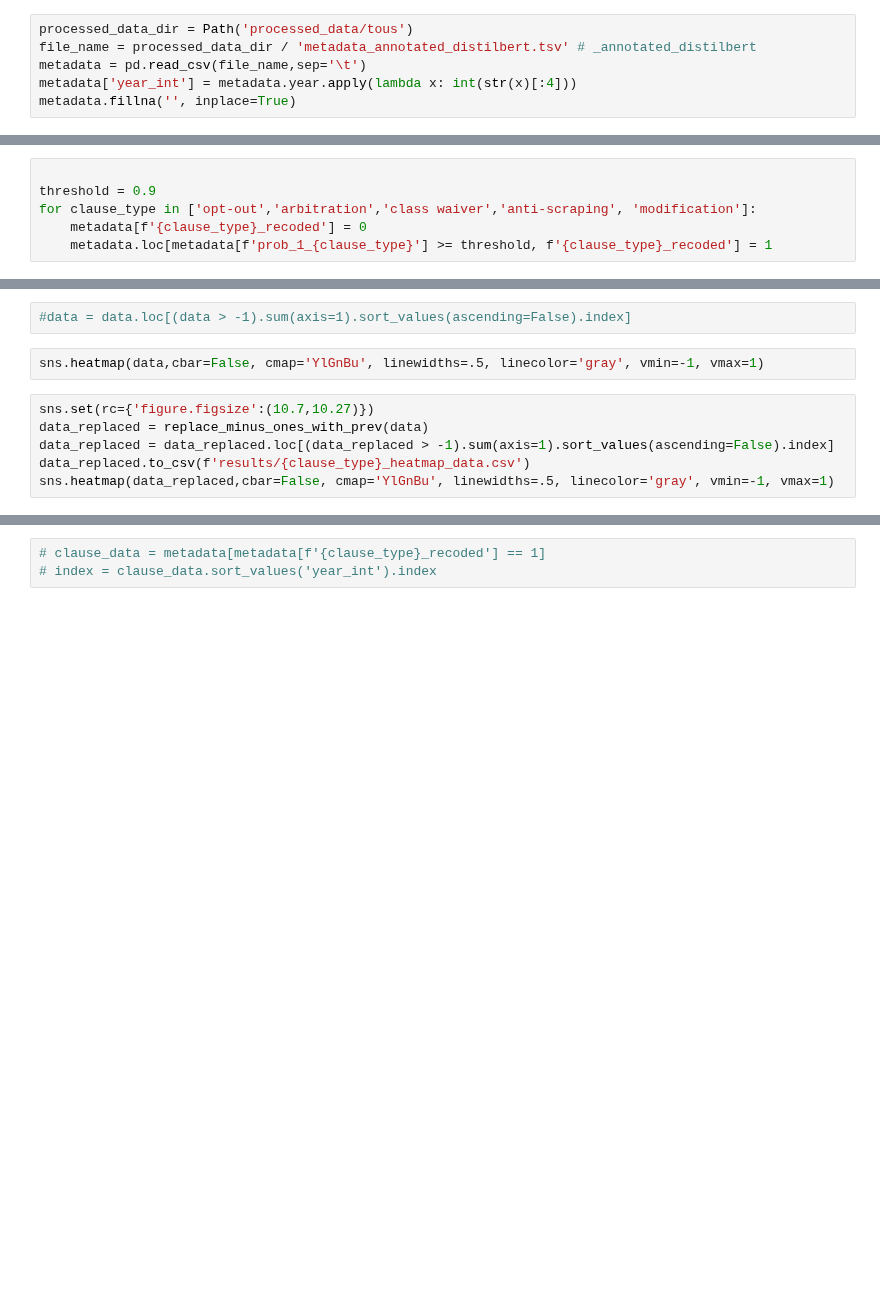
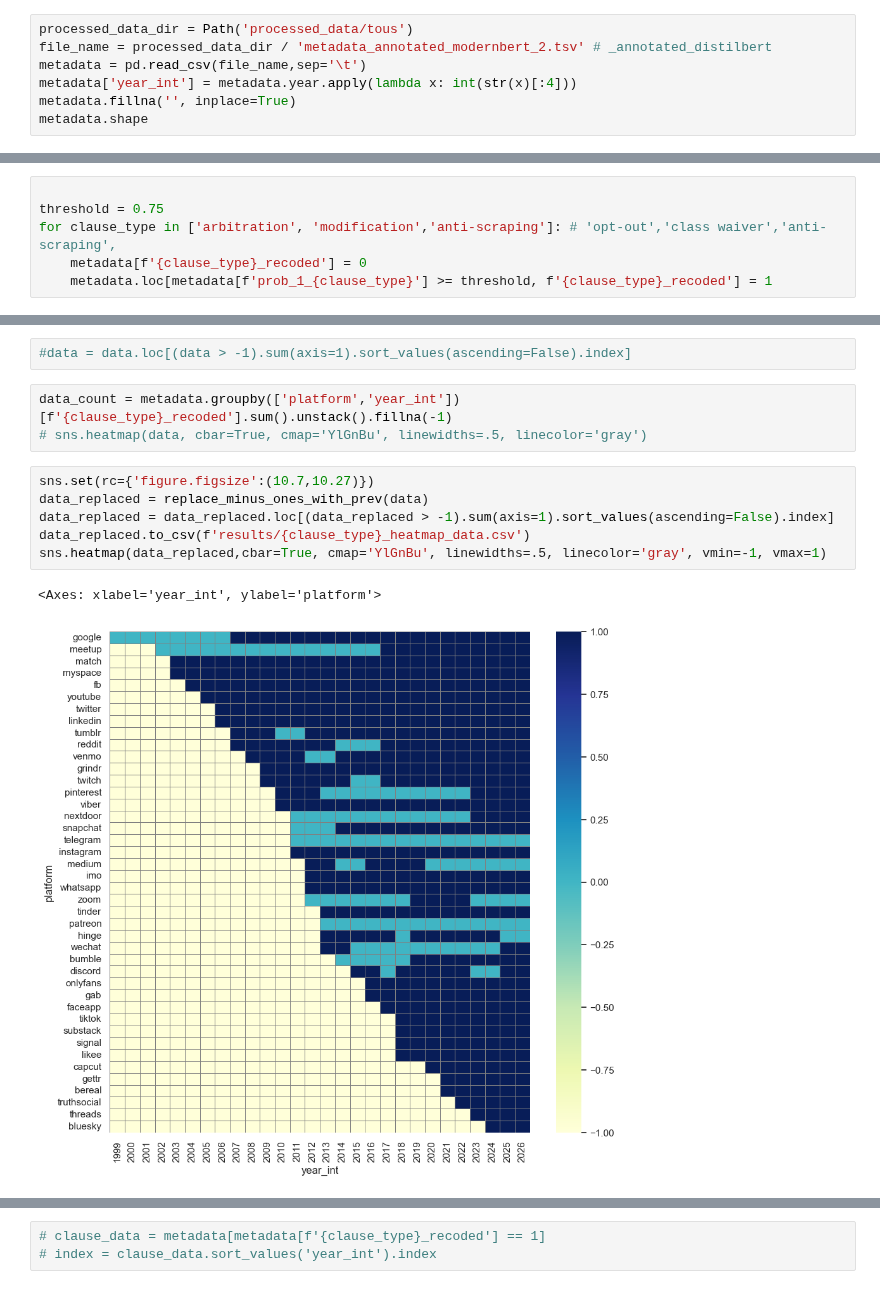
Before and after one commit to kasparvonbeelen/contracts, a Jupyter notebook: 2-5-classify-analyse_output.ipynb, the cells around one changed output, grey strips where cells are left out. Drawn from its saved outputs; the diff is of its cells as text; blank space fills up the shorter version.

```diff
--- a/2-5-classify-analyse_output.ipynb
+++ b/2-5-classify-analyse_output.ipynb
@@ -18,6 +18,7 @@ pd.concat(labeldist, axis=1, keys=['opt-out','arbitration','class waiver','anti-
 # %%
 processed_data_dir = Path('processed_data/tous')
-file_name = processed_data_dir / 'metadata_annotated_distilbert.tsv' # _annotated_distilbert
+file_name = processed_data_dir / 'metadata_annotated_modernbert_2.tsv' # _annotated_distilbert
 metadata = pd.read_csv(file_name,sep='\t')
 metadata['year_int'] = metadata.year.apply(lambda x: int(str(x)[:4]))
 metadata.fillna('', inplace=True)
+metadata.shape
@@ -24,6 +34,6 @@ metadata.fillna('', inplace=True)
 # %%
 
-threshold = 0.9
-for clause_type in ['opt-out','arbitration','class waiver','anti-scraping', 'modification']:
+threshold = 0.75
+for clause_type in ['arbitration', 'modification','anti-scraping']: # 'opt-out','class waiver','anti-scraping',
     metadata[f'{clause_type}_recoded'] = 0
     metadata.loc[metadata[f'prob_1_{clause_type}'] >= threshold, f'{clause_type}_recoded'] = 1
@@ -42,10 +63,14 @@ data = metadata.groupby(['platform','year_int'])[f'{clause_type}_recoded'].sum()
 # %%
 #data = data.loc[(data > -1).sum(axis=1).sort_values(ascending=False).index]
 # %%
-sns.heatmap(data,cbar=False, cmap='YlGnBu', linewidths=.5, linecolor='gray', vmin=-1, vmax=1)
+data_count = metadata.groupby(['platform','year_int'])[f'{clause_type}_recoded'].sum().unstack().fillna(-1)
+# sns.heatmap(data, cbar=True, cmap='YlGnBu', linewidths=.5, linecolor='gray')
 # %%
 sns.set(rc={'figure.figsize':(10.7,10.27)})
 data_replaced = replace_minus_ones_with_prev(data)
 data_replaced = data_replaced.loc[(data_replaced > -1).sum(axis=1).sort_values(ascending=False).index]
 data_replaced.to_csv(f'results/{clause_type}_heatmap_data.csv')
-sns.heatmap(data_replaced,cbar=False, cmap='YlGnBu', linewidths=.5, linecolor='gray', vmin=-1, vmax=1)
+sns.heatmap(data_replaced,cbar=True, cmap='YlGnBu', linewidths=.5, linecolor='gray', vmin=-1, vmax=1)
+# %% [output]
+<Axes: xlabel='year_int', ylabel='platform'>
+[figure, added]
```
Also changed, not shown: parts of 14 cells of this notebook, 9 other files.
